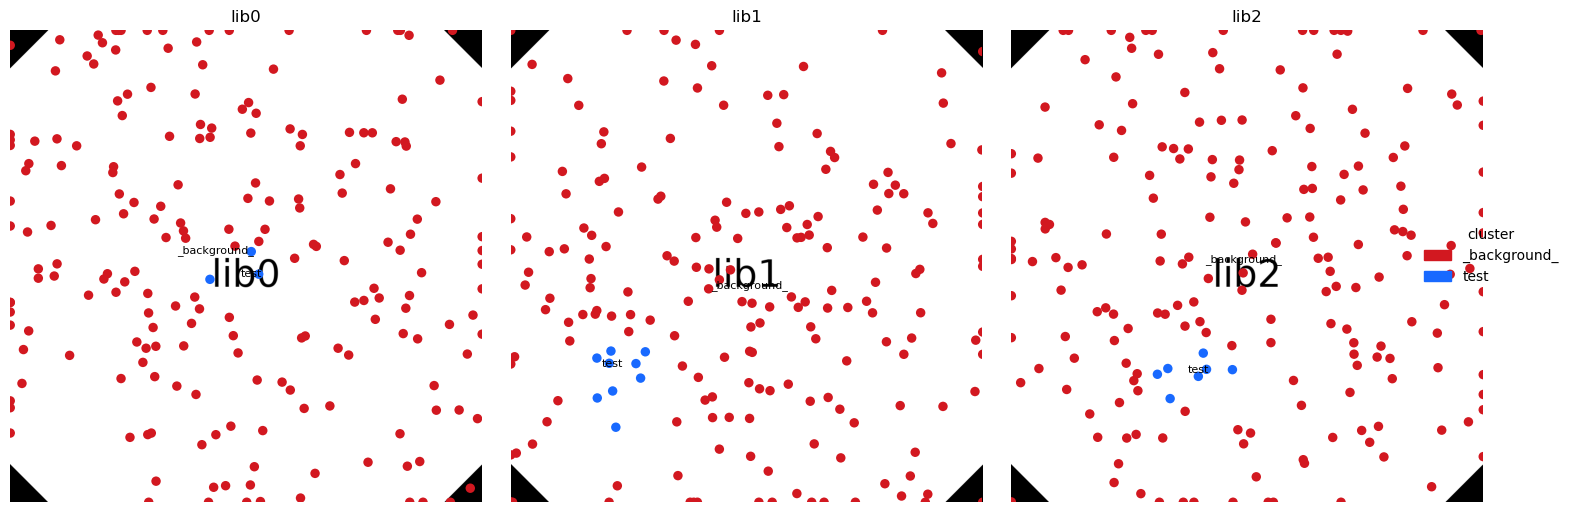
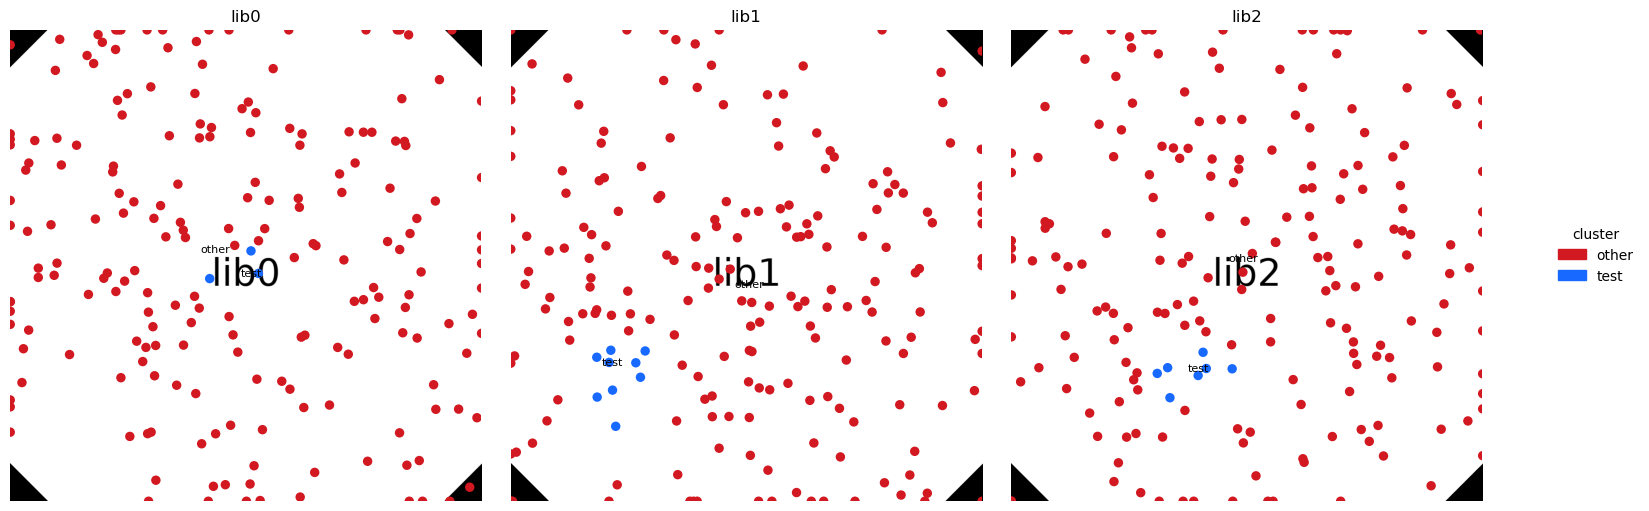
The notebook cell's code change between the first figure and the second:
--- before
+++ after
@@ -1,2 +1,4 @@
+import matplotlib.pyplot as plt
+
 fig, axes = spt.highlight_clusters_panels(
     adata=adata,
@@ -8,4 +10,5 @@
     size=20,
     img=True,
-    show=True,
+    show=False,
 )
+plt.savefig("test_spatial.pdf", bbox_inches="tight", pad_inches=0.1)

Commit: 0.2.2